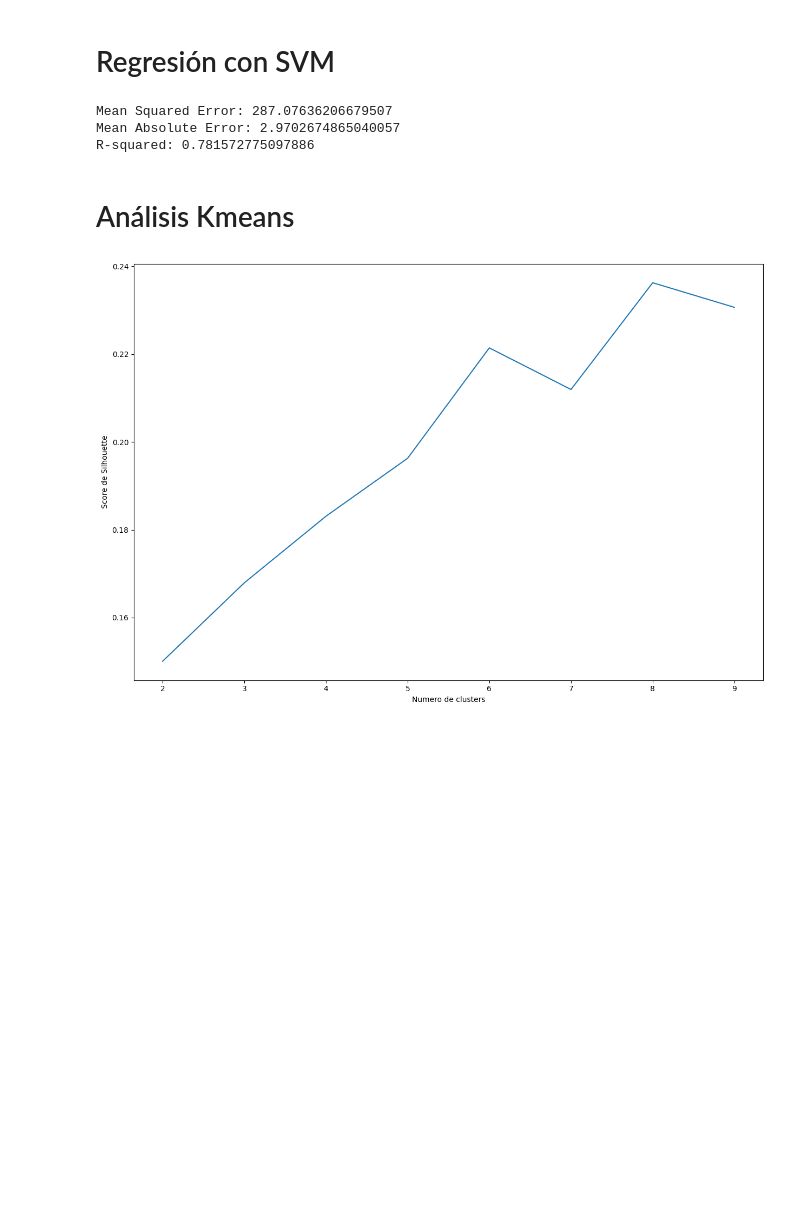
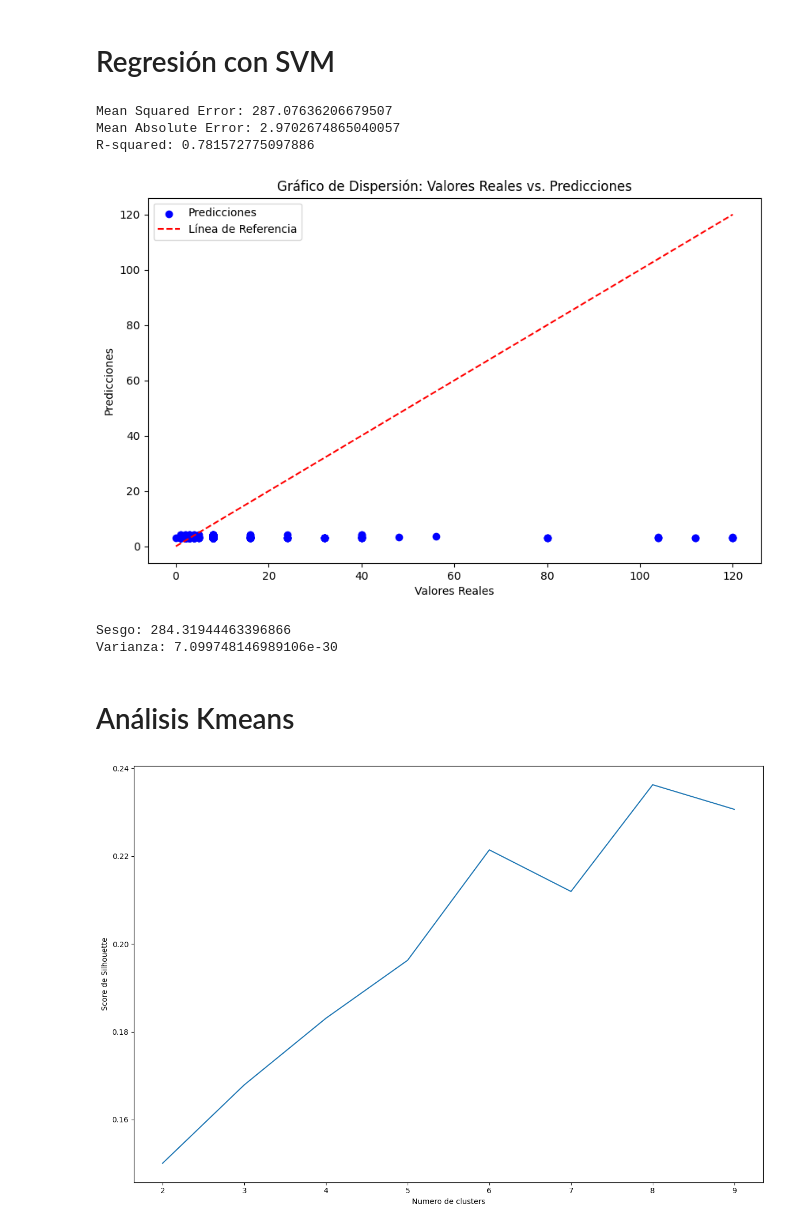
Before and after one commit to raulanegro/Chouse, a Jupyter notebook: Notebook_Final_Raul_Negro_version3_2.ipynb, the cells around one changed output. Drawn from its saved outputs; the diff is of its cells as text; code cells hidden in the pictures; blank space fills up the shorter version.

```diff
--- a/Notebook_Final_Raul_Negro_version3_2.ipynb
+++ b/Notebook_Final_Raul_Negro_version3_2.ipynb
@@ -709,6 +871,75 @@ print("R-squared:", r2)
 Mean Squared Error: 287.07636206679507
 Mean Absolute Error: 2.9702674865040057
 R-squared: 0.781572775097886
+# %%
+# Crear el gráfico de dispersión
+plt.figure(figsize=(10, 6))
+plt.scatter(Y_test, y_pred, color='blue', label='Predicciones')
+
+# Línea diagonal de referencia
+plt.plot([min(Y_test), max(Y_test)], [min(Y_test), max(Y_test)], color='red', linestyle='--', label='Línea de Referencia')
+
+# Etiquetas y título
+plt.xlabel('Valores Reales')
+plt.ylabel('Predicciones')
+plt.title('Gráfico de Dispersión: Valores Reales vs. Predicciones')
+
+# Mostrar leyenda
+plt.legend()
+
+# Mostrar el gráfico
+plt.show()
+# %% [output]
+[figure, added]
+# %%
+from sklearn.model_selection import train_test_split
+from sklearn.metrics import mean_squared_error, mean_absolute_error
+from sklearn.utils import resample
+from sklearn.svm import SVR
+import numpy as np
+
+# División de datos en conjuntos de entrenamiento y prueba
+X_train, X_test, y_train, y_test = train_test_split(X_data, Y_data, test_size=0.2, random_state=42)
+
+# Creación y entrenamiento del modelo SVM de regresión
+model = SVR()
+model.fit(X_train, y_train)
+
+# Definir el número de muestras Bootstrap
+n_muestras = 100
+
+# Inicializar listas para almacenar los errores de predicción
+errores_mse = []
+errores_mae = []
+
+# Generar muestras Bootstrap y evaluar el modelo en cada una
+for _ in range(n_muestras):
+    # Generar una muestra Bootstrap
+    X_boot, y_boot = resample(X_test, y_test, random_state=42)
+
+    # Realizar predicciones en la muestra Bootstrap
+    y_pred = model.predict(X_boot)
+
+    # Calcular el error cuadrático medio (MSE) y el error absoluto medio (MAE)
+    mse = mean_squared_error(y_boot, y_pred)
+    mae = mean_absolute_error(y_boot, y_pred)
+
+    # Almacenar los errores de predicción
+    errores_mse.append(mse)
+    errores_mae.append(mae)
+
+# Calcular el sesgo y la varianza
+sesgo = np.mean(errores_mse)
+varianza = np.var(errores_mae)
+
+print("Sesgo:", sesgo)
+print("Varianza:", varianza)
+
+
+DF_Resultados.loc[len(DF_Resultados)] = ["SVM", mse, mae, r2, sesgo, varianza]
+# %% [output]
+Sesgo: 284.31944463396866
+Varianza: 7.099748146989106e-30
 # %% [markdown]
 # Análisis Kmeans
 # %%
```
Also changed, not shown: parts of 9 cells of this notebook.
